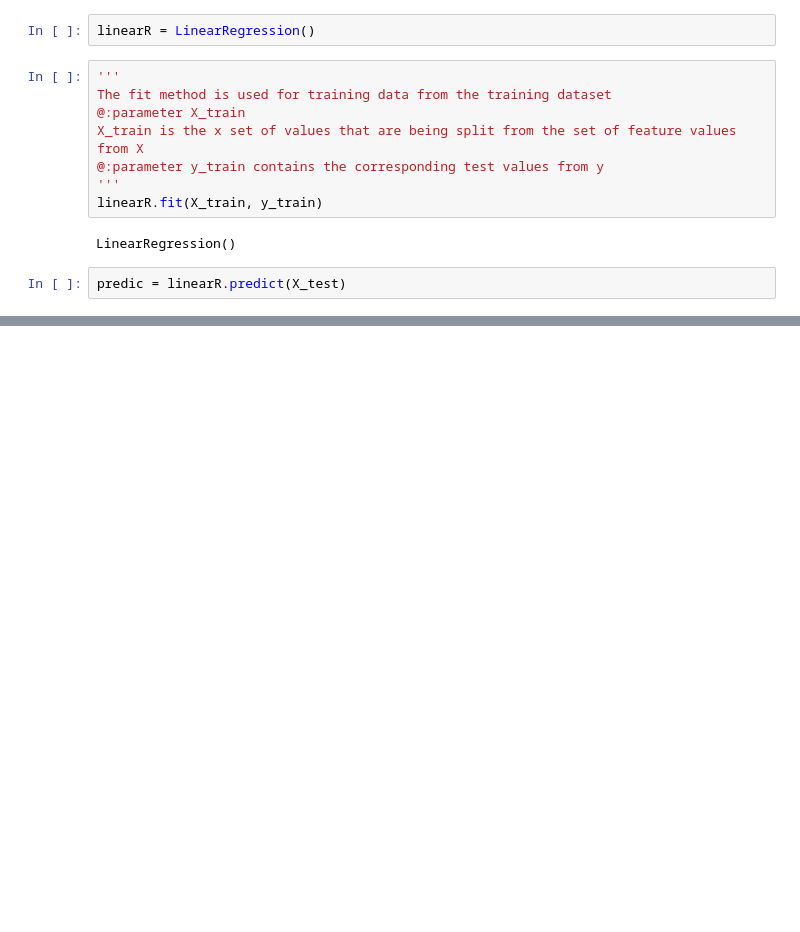
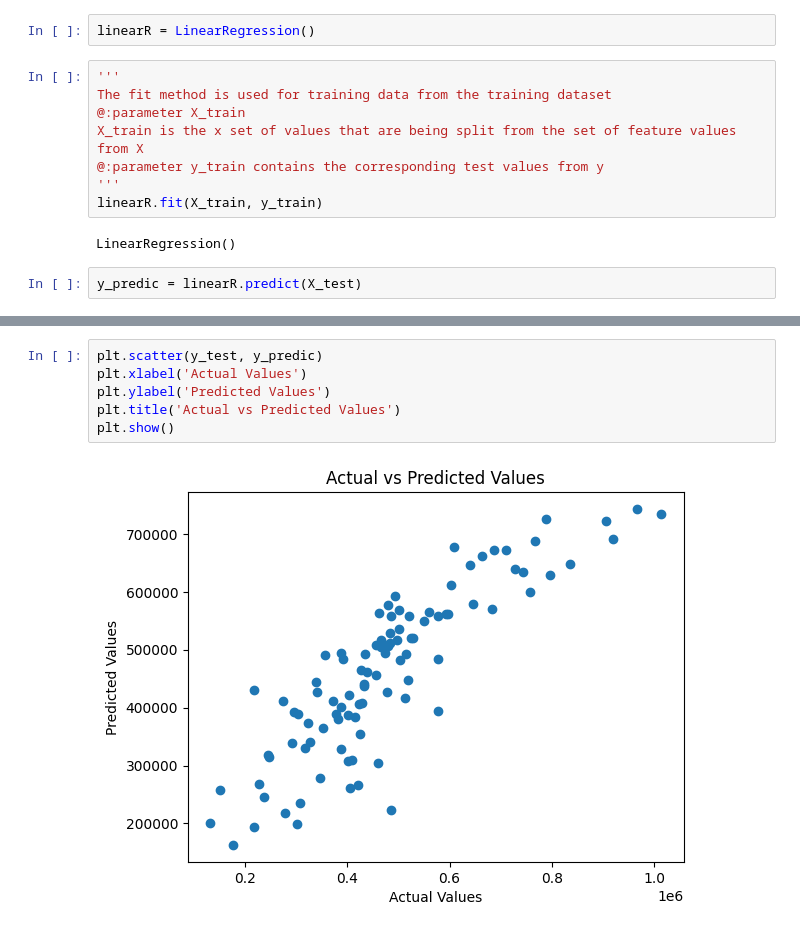
Before and after one commit to WYRP/COMP551_A1, a Jupyter notebook: COMP551_A1.ipynb, the cells around one changed output, grey strips where cells are left out. Saved outputs shown, nothing was run; the diff lists cells and outputs as text; blank space fills up the shorter version.

Commit message:
Boston Linear Regression finished

```diff
--- a/COMP551_A1.ipynb
+++ b/COMP551_A1.ipynb
@@ -105,5 +106,5 @@ linearR.fit(X_train, y_train)
 # %% [output]
 LinearRegression()
 # %%
-predic = linearR.predict(X_test)
+y_predic = linearR.predict(X_test)
 # %%
@@ -120,0 +126,8 @@ Root Mean Squared Error: 92678.40377394154
+# %%
+plt.scatter(y_test, y_predic)
+plt.xlabel('Actual Values')
+plt.ylabel('Predicted Values')
+plt.title('Actual vs Predicted Values')
+plt.show()
+# %% [output]
+[figure, added]
```
Also changed, not shown: parts of 5 cells of this notebook.
